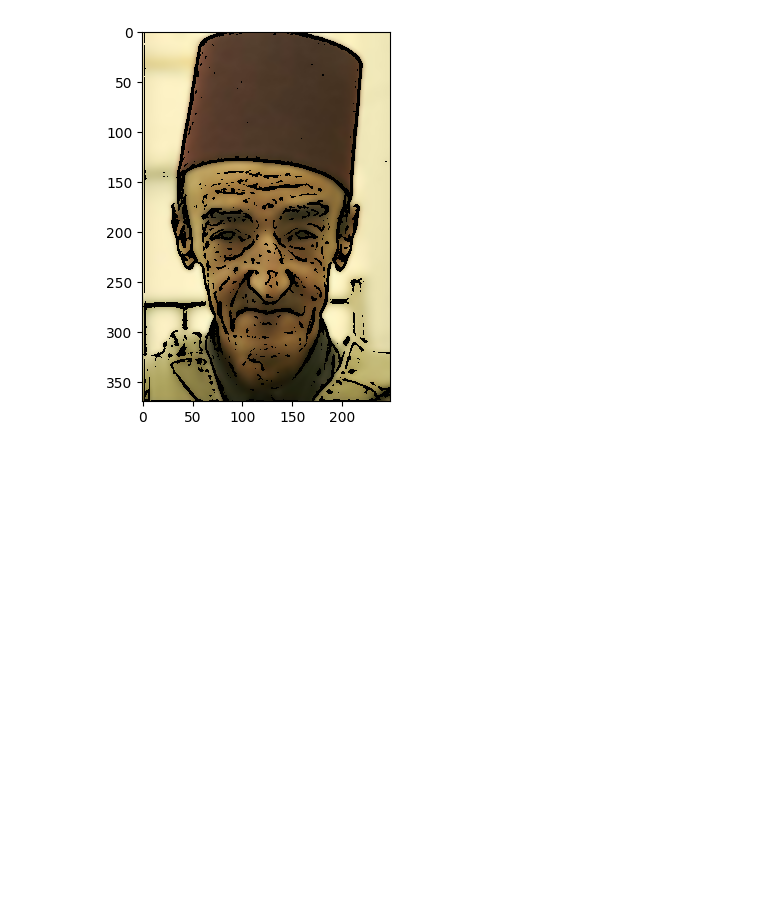
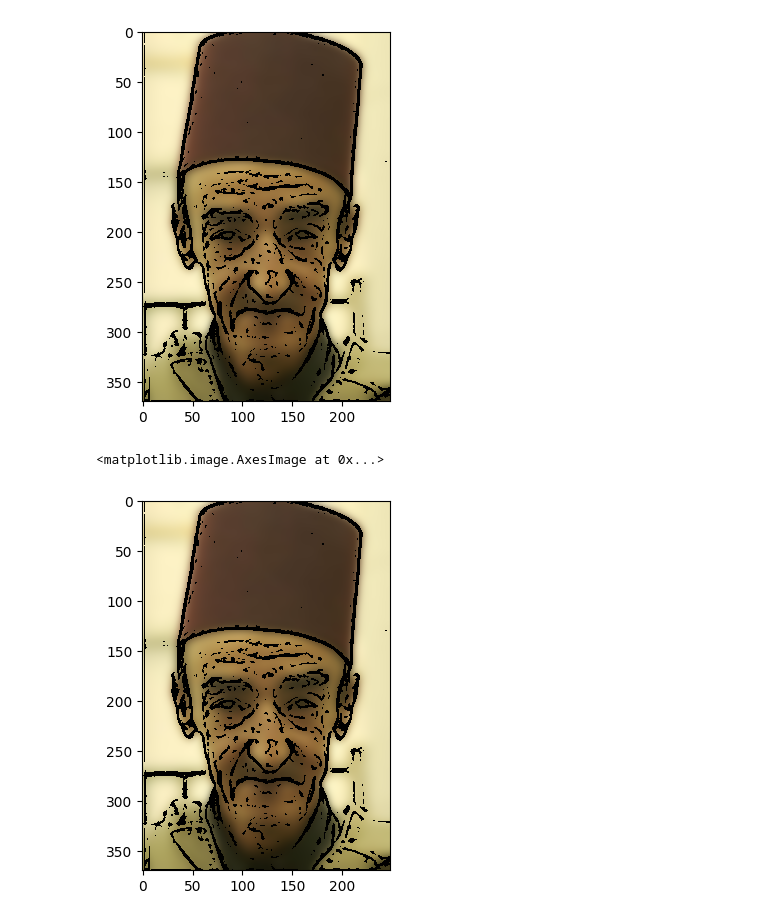
Before and after one commit to tasneemyo/Computer-Vision-Labs, a Jupyter notebook: assignments1.ipynb, the cells around one changed output. Cells and saved outputs as stored; diff of their text form; code cells hidden in the pictures; blank space fills up the shorter version.

```diff
--- a/assignments1.ipynb
+++ b/assignments1.ipynb
@@ -54,7 +55,9 @@ plt.imshow(threshold_image,cmap='gray')
 <matplotlib.image.AxesImage at 0x...>
 [figure]
 # %%
-bilateral_image = cv2.bilateralFilter(original_image, d=9, sigmaColor=250, sigmaSpace=250)
+bilateral_image=original_image.copy()
+for _ in range(5):
+    bilateral_image = cv2.bilateralFilter(bilateral_image, d=9, sigmaColor=255, sigmaSpace=10)
 plt.figure()
 image_bilateral_rgb=cv2.cvtColor(bilateral_image,cv2.COLOR_BGR2RGB)
 plt.imshow(image_bilateral_rgb)
@@ -75,3 +78,13 @@ plt.imshow(cartoon_rgb)
 # %% [output]
 <matplotlib.image.AxesImage at 0x...>
 [figure]
+# %%
+black_background = np.zeros_like(original_image)
+cartoon_image = np.where(edge_mask == 255, bilateral_image, black_background)
+# %%
+plt.figure()
+cartoon_rgb=cv2.cvtColor(cartoon_image,cv2.COLOR_BGR2RGB)
+plt.imshow(cartoon_rgb)
+# %% [output]
+<matplotlib.image.AxesImage at 0x...>
+[figure, added]
```
Also changed, not shown: parts of 1 cell of this notebook.
